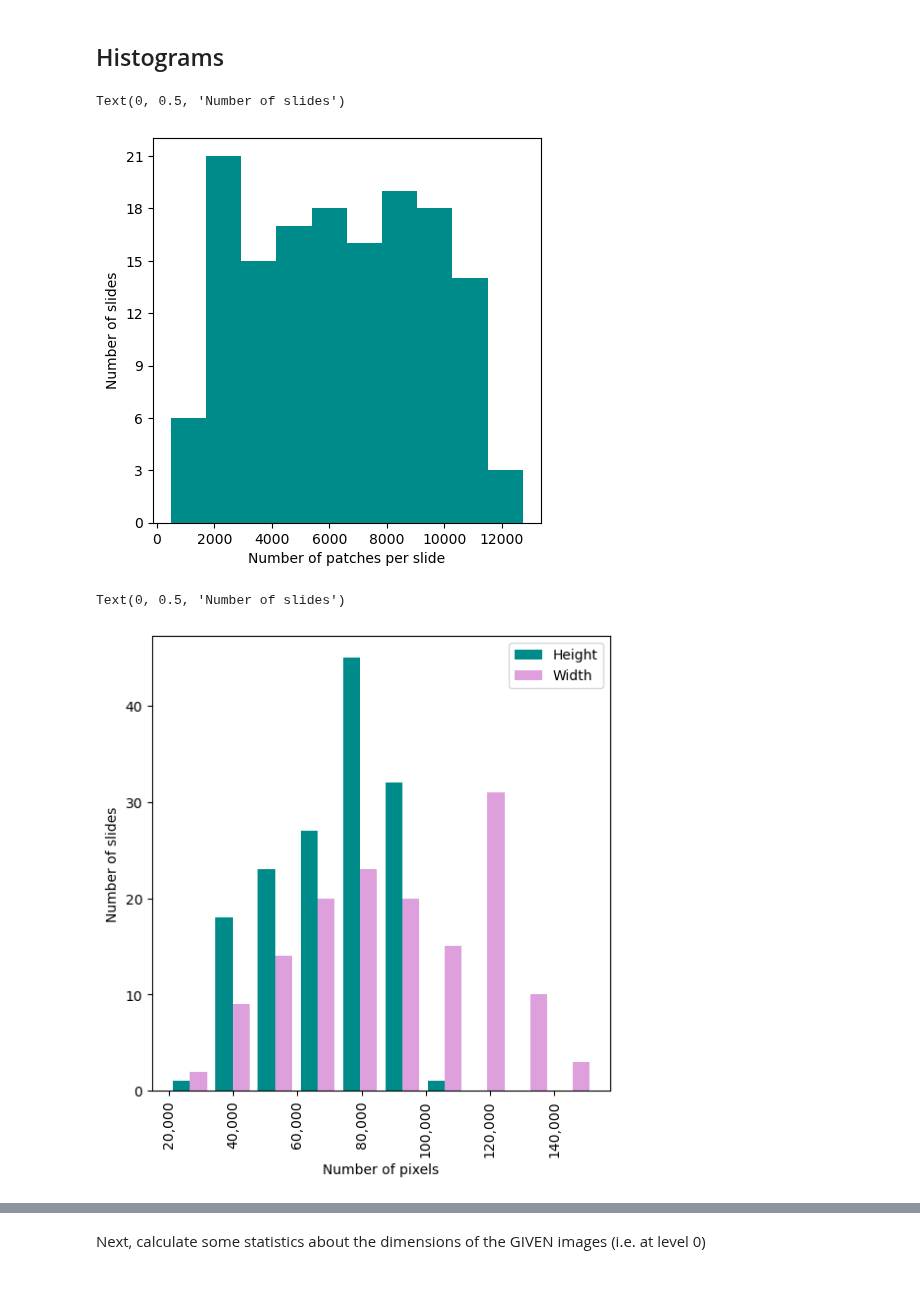
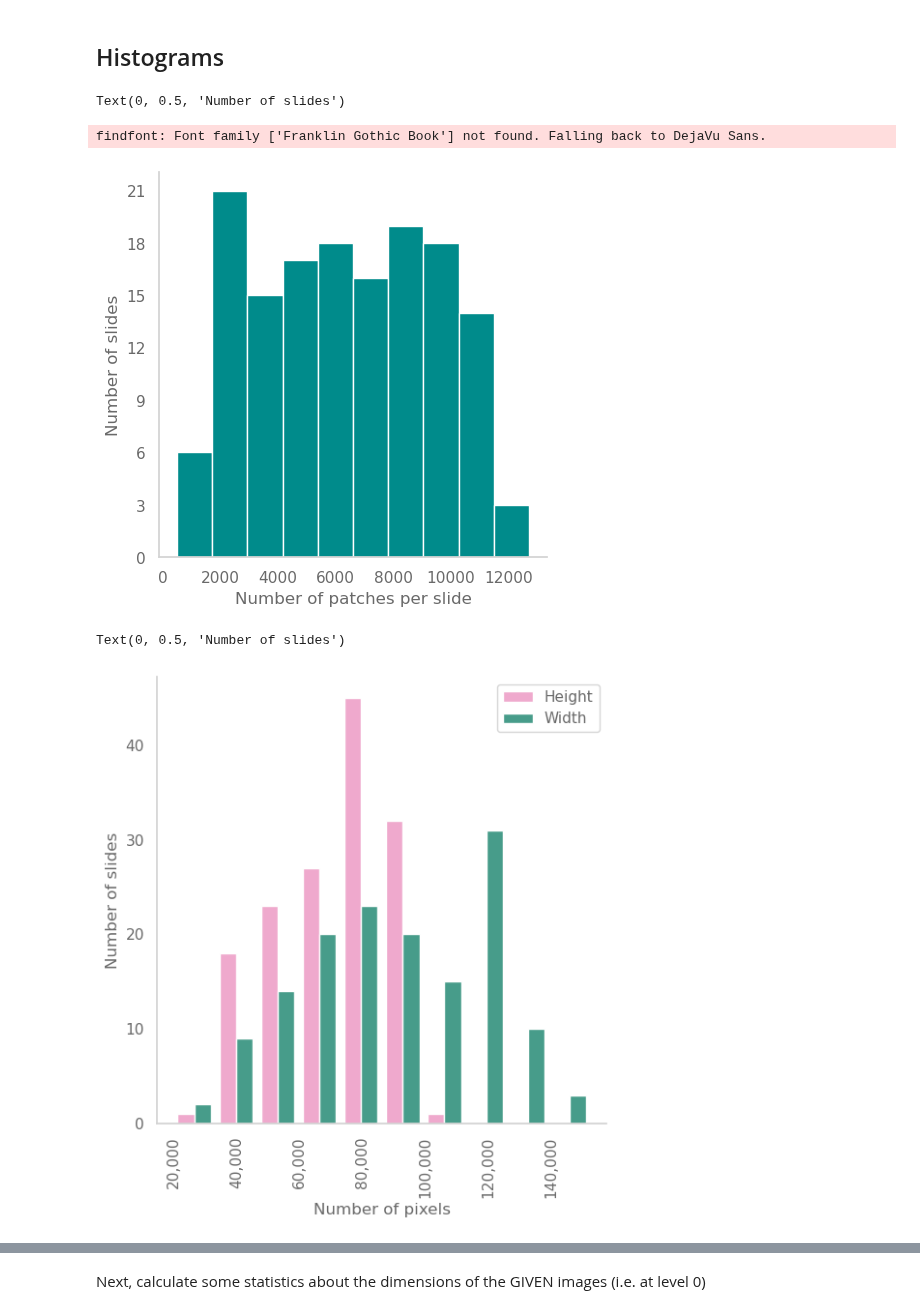
Before and after one commit to Alexandra-Smith/masters, a Jupyter notebook: notebooks/05-data-info.ipynb, the cells around one changed output, grey strips where cells are left out. Drawn from its saved outputs; the diff is of its cells as text; code cells hidden in the pictures; blank space fills up the shorter version.

```diff
--- a/notebooks/05-data-info.ipynb
+++ b/notebooks/05-data-info.ipynb
@@ -9,0 +13,26 @@ import plotly.graph_objects as go
+# %%
+sns.set(font='Franklin Gothic Book',
+        rc={
+ 'axes.axisbelow': False,
+ 'axes.edgecolor': 'lightgrey',
+ 'axes.facecolor': 'None',
+ 'axes.grid': False,
+ 'axes.labelcolor': 'dimgrey',
+ 'axes.spines.right': False,
+ 'axes.spines.top': False,
+ 'figure.facecolor': 'white',
+ 'lines.solid_capstyle': 'round',
+ 'patch.edgecolor': 'w',
+ 'patch.force_edgecolor': True,
+ 'text.color': 'dimgrey',
+ 'xtick.bottom': False,
+ 'xtick.color': 'dimgrey',
+ 'xtick.direction': 'out',
+ 'xtick.top': False,
+ 'ytick.color': 'dimgrey',
+ 'ytick.direction': 'out',
+ 'ytick.left': False,
+ 'ytick.right': False})
+sns.set_context("notebook", rc={"font.size":18,
+                                "axes.titlesize":18,
+                                "axes.labelsize":16})
@@ -10,3 +41,14 @@ import plotly.graph_objects as go
+# %%
+M_darkpurple = '#783CBB'
+M_lightpurple = '#A385DB'
+M_green = '#479C8A'
+M_yellow = '#FFDD99'
+M_lightpink = '#EFA9CD'
+M_darkpink = '#E953AD'
+
+colour_list = [M_lightpink, M_green, M_darkpurple, M_darkpink, M_lightpurple, M_yellow]
+cd = {'lightpink': M_lightpink, 'lightpurple': M_lightpurple, 'green': M_green, 'purple': M_darkpurple, 'pink': M_darkpink, 'yellow': M_yellow}
+plt.rcParams['axes.prop_cycle'] = plt.cycler(color=colour_list)
 # %% [markdown]
 Read in dataframe
 # %%
@@ -57,7 +99,8 @@ ax.set_xlabel('Number of patches per slide')
 ax.set_ylabel('Number of slides')
 # %% [output]
 Text(0, 0.5, 'Number of slides')
+findfont: Font family ['Franklin Gothic Book'] not found. Falling back to DejaVu Sans.
-[figure, old version]
+[figure, new version]
 # %%
 fig = px.histogram(df['Total_num_of_patches'],
                    labels={
@@ -77,23 +120,23 @@ fig.show()
 # %%
 x = df['Level0_height']
 y = df['Level0_width']
 total_pixels_l0 = x * y
 
 plt.rcParams["figure.figsize"] = [6, 6]
 ax = plt.figure().gca()
-ax.hist([x, y], color=['darkcyan', 'plum'])
+ax.hist([x, y])
 # ax.yaxis.set_major_locator(ticker.MaxNLocator(integer=True))
 # formatter = ticker.ScalarFormatter(useOffset=False, useMathText=True)
 # formatter.set_scientific(False)
 # ax.xaxis.set_major_formatter(formatter)
 formatter = ticker.StrMethodFormatter('{x:,.0f}')
 ax.xaxis.set_major_formatter(formatter)
 ax.tick_params(axis='x', labelrotation=90.0)
 ax.legend(labels=['Height', 'Width'])
 ax.set_xlabel('Number of pixels')
 ax.set_ylabel('Number of slides')
 # %% [output]
 Text(0, 0.5, 'Number of slides')
-[figure, old version]
+[figure, new version]
 # %%
 fig = go.Figure()
```
Also changed, not shown: parts of 11 cells of this notebook.
